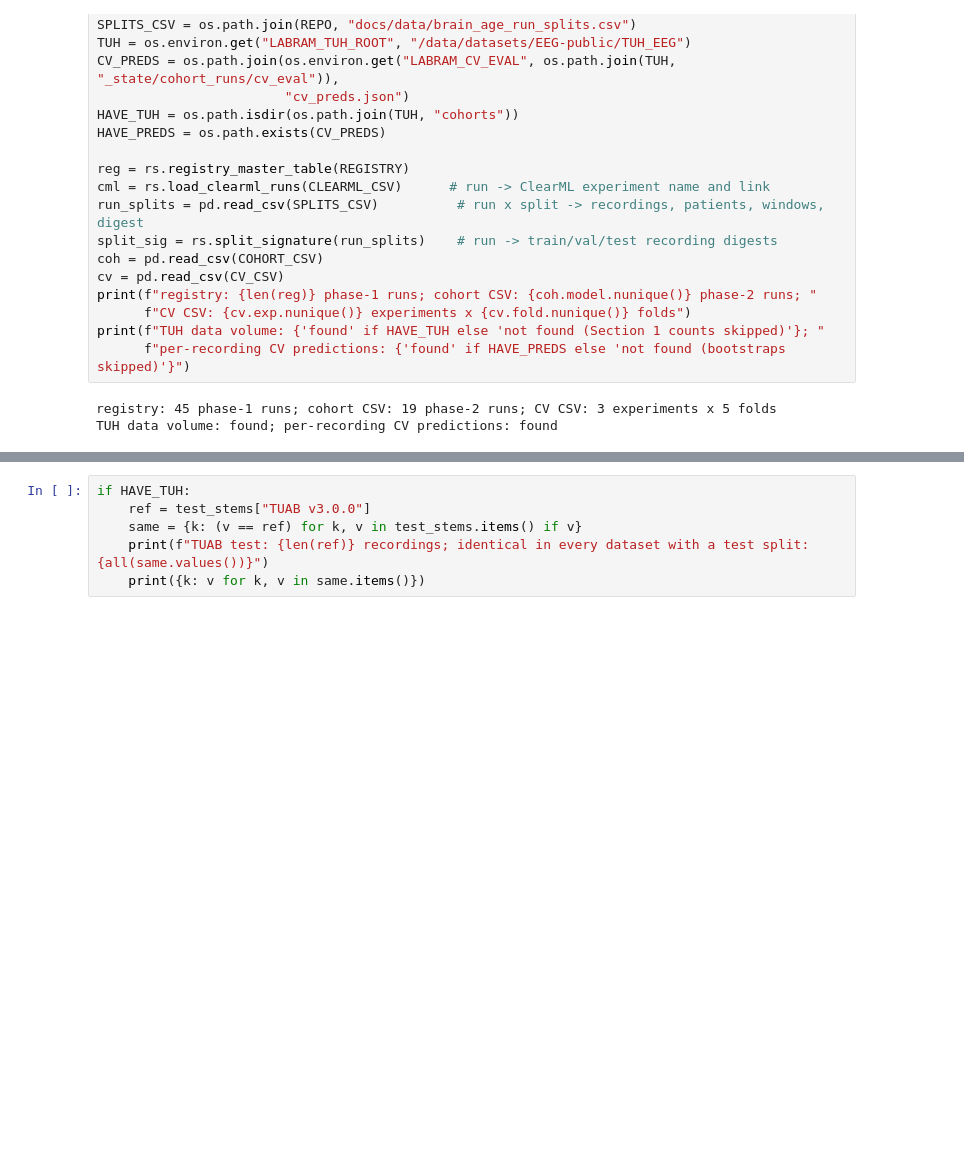
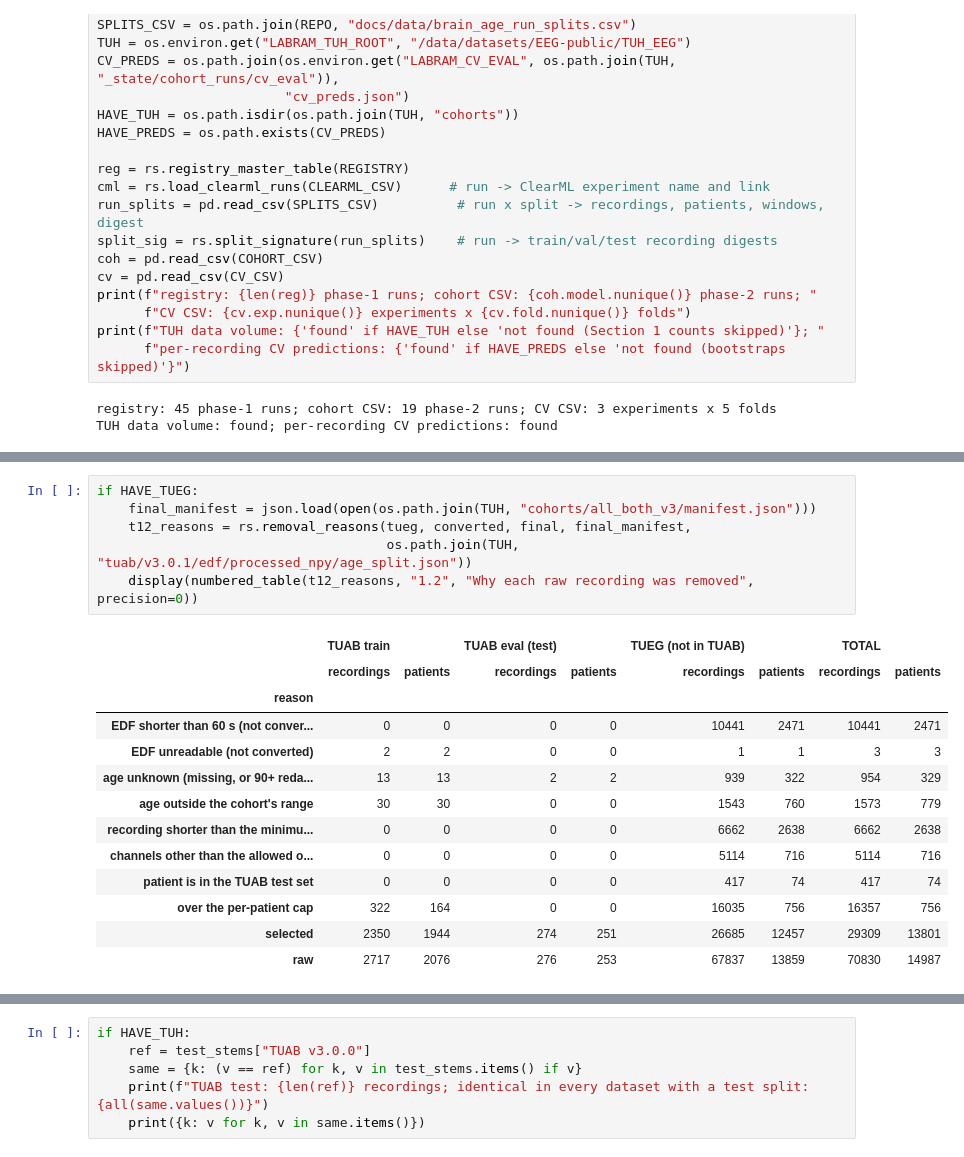
Before and after one commit to Neuro-Clalit/LaBraM, a Jupyter notebook: notebooks/brain_age_research_summary.ipynb, the cells around one changed output, grey strips where cells are left out. Saved outputs shown, nothing was run; the diff lists cells and outputs as text; blank space fills up the shorter version.

```diff
--- a/notebooks/brain_age_research_summary.ipynb
+++ b/notebooks/brain_age_research_summary.ipynb
@@ -227,3 +255,23 @@ else:
+# %%
+if HAVE_TUEG:
+    final_manifest = json.load(open(os.path.join(TUH, "cohorts/all_both_v3/manifest.json")))
+    t12_reasons = rs.removal_reasons(tueg, converted, final, final_manifest,
+                                     os.path.join(TUH, "tuab/v3.0.1/edf/processed_npy/age_split.json"))
+    display(numbered_table(t12_reasons, "1.2", "Why each raw recording was removed", precision=0))
+# %% [output]
+|  | TUAB train |  | TUAB eval (test) |  | TUEG (not in TUAB) |  | TOTAL |  |
+|  | recordings | patients | recordings | patients | recordings | patients | recordings | patients |
+| reason |  |  |  |  |  |  |  |  |
+| EDF shorter than 60 s (not conver... | 0 | 0 | 0 | 0 | 10441 | 2471 | 10441 | 2471 |
+| EDF unreadable (not converted) | 2 | 2 | 0 | 0 | 1 | 1 | 3 | 3 |
+| age unknown (missing, or 90+ reda... | 13 | 13 | 2 | 2 | 939 | 322 | 954 | 329 |
+| age outside the cohort's range | 30 | 30 | 0 | 0 | 1543 | 760 | 1573 | 779 |
+| recording shorter than the minimu... | 0 | 0 | 0 | 0 | 6662 | 2638 | 6662 | 2638 |
+| channels other than the allowed o... | 0 | 0 | 0 | 0 | 5114 | 716 | 5114 | 716 |
+| patient is in the TUAB test set | 0 | 0 | 0 | 0 | 417 | 74 | 417 | 74 |
+| over the per-patient cap | 322 | 164 | 0 | 0 | 16035 | 756 | 16357 | 756 |
+| selected | 2350 | 1944 | 274 | 251 | 26685 | 12457 | 29309 | 13801 |
+| raw | 2717 | 2076 | 276 | 253 | 67837 | 13859 | 70830 | 14987 |
 # %% [markdown]
 ### How the datasets are built: the step process and the data split
 
```
Also changed, not shown: parts of 28 cells of this notebook, 3 other files.
